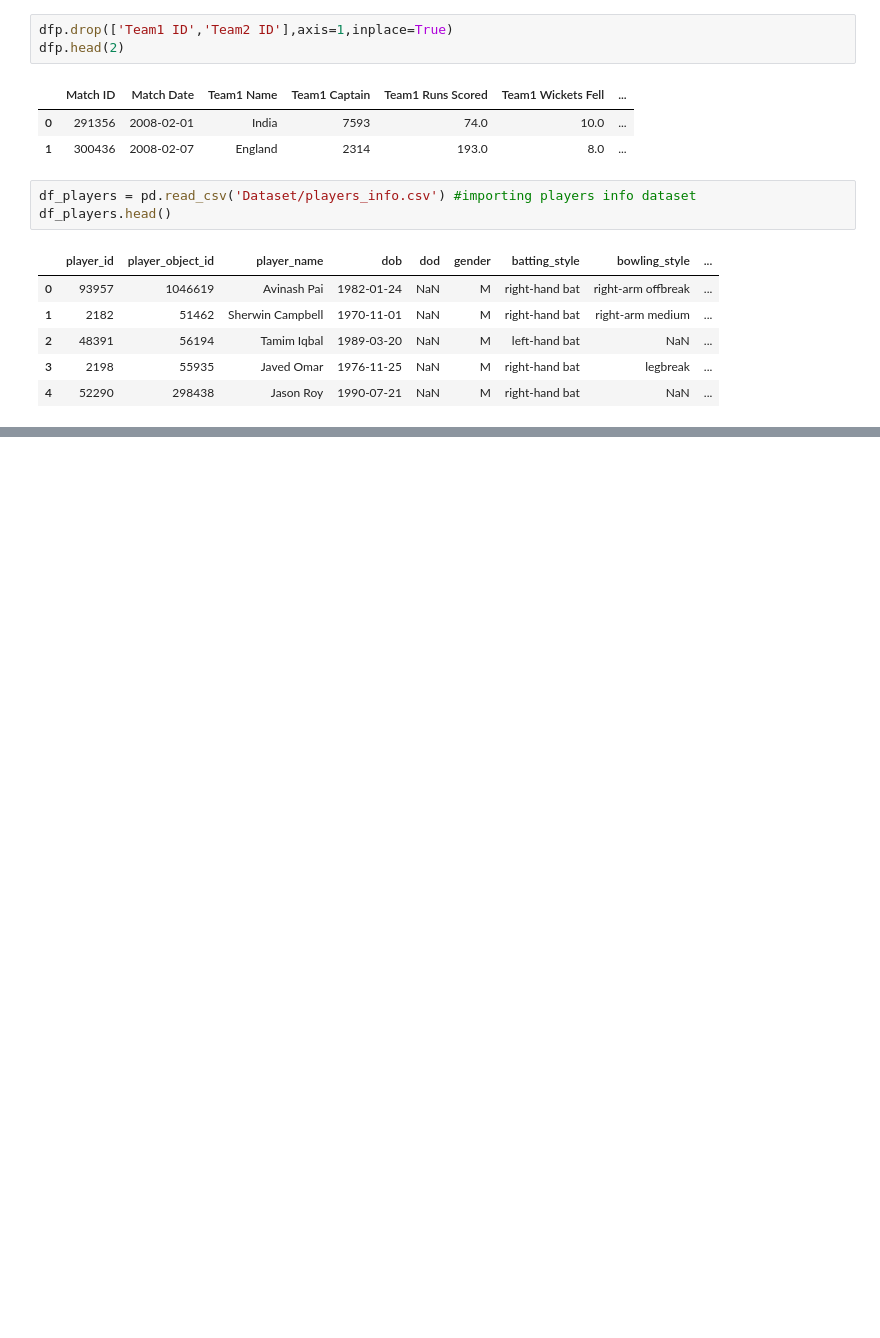
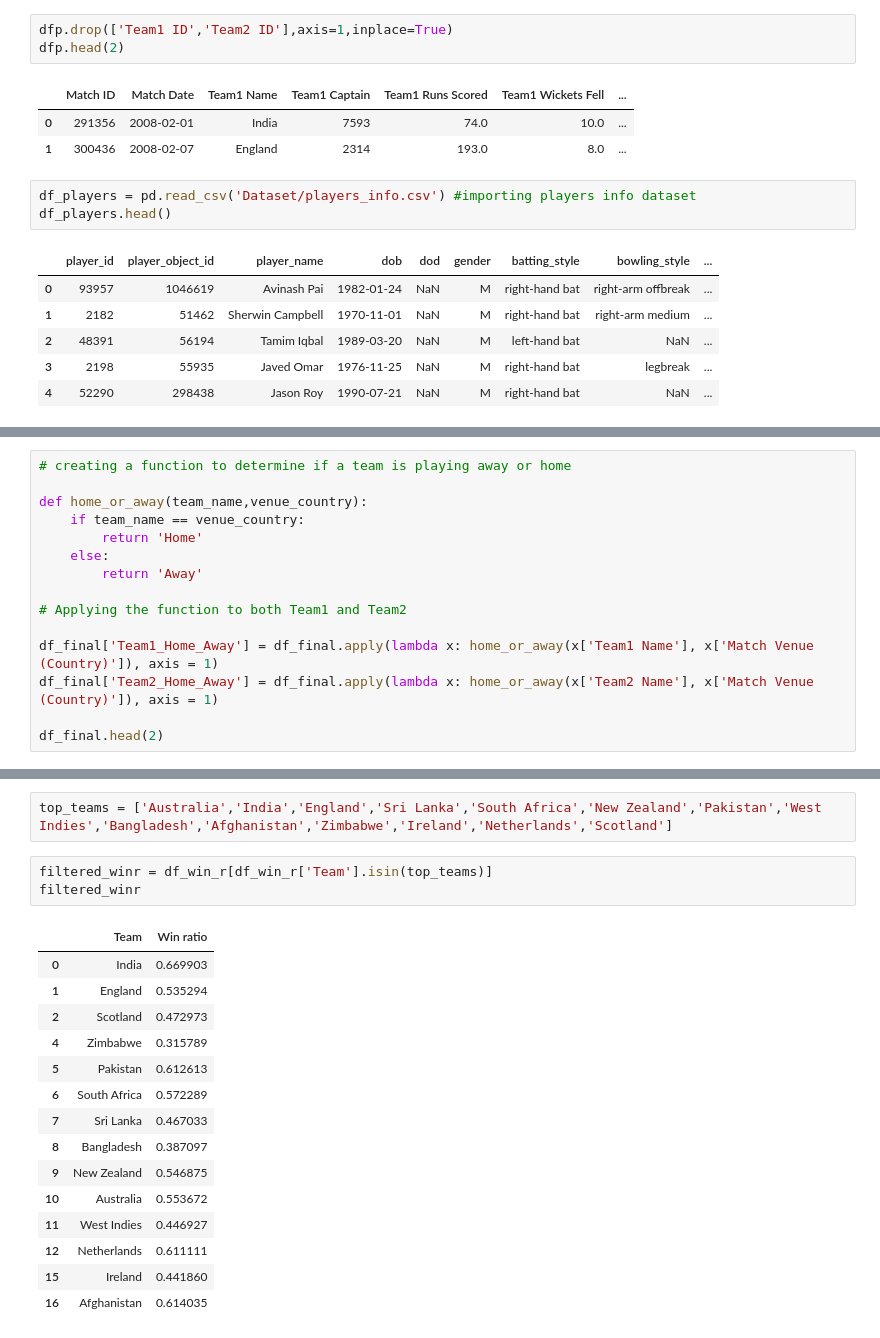
Before and after one commit to NishanD21/T20-Cricket-Data-Analysis, a Jupyter notebook: t20_cricket_analysis.ipynb, the cells around one changed output, grey strips where cells are left out. Drawn from its saved outputs; the diff is of its cells as text; blank space fills up the shorter version.

```diff
--- a/t20_cricket_analysis.ipynb
+++ b/t20_cricket_analysis.ipynb
@@ -251,0 +328,15 @@ df_players.head()
+# %%
+# creating a function to determine if a team is playing away or home
+
+def home_or_away(team_name,venue_country):
+    if team_name == venue_country:
+        return 'Home'
+    else:
+        return 'Away'
+
+# Applying the function to both Team1 and Team2
+
+df_final['Team1_Home_Away'] = df_final.apply(lambda x: home_or_away(x['Team1 Name'], x['Match Venue (Country)']), axis = 1)
+df_final['Team2_Home_Away'] = df_final.apply(lambda x: home_or_away(x['Team2 Name'], x['Match Venue (Country)']), axis = 1)
+
+df_final.head(2)
@@ -251,0 +405,21 @@ df_players.head()
+# %%
+top_teams = ['Australia','India','England','Sri Lanka','South Africa','New Zealand','Pakistan','West Indies','Bangladesh','Afghanistan','Zimbabwe','Ireland','Netherlands','Scotland']
+# %%
+filtered_winr = df_win_r[df_win_r['Team'].isin(top_teams)]
+filtered_winr
+# %% [output]
+|  | Team | Win ratio |
+| 0 | India | 0.669903 |
+| 1 | England | 0.535294 |
+| 2 | Scotland | 0.472973 |
+| 4 | Zimbabwe | 0.315789 |
+| 5 | Pakistan | 0.612613 |
+| 6 | South Africa | 0.572289 |
+| 7 | Sri Lanka | 0.467033 |
+| 8 | Bangladesh | 0.387097 |
+| 9 | New Zealand | 0.546875 |
+| 10 | Australia | 0.553672 |
+| 11 | West Indies | 0.446927 |
+| 12 | Netherlands | 0.611111 |
+| 15 | Ireland | 0.441860 |
+| 16 | Afghanistan | 0.614035 |
```
Also changed, not shown: parts of 19 cells of this notebook.
